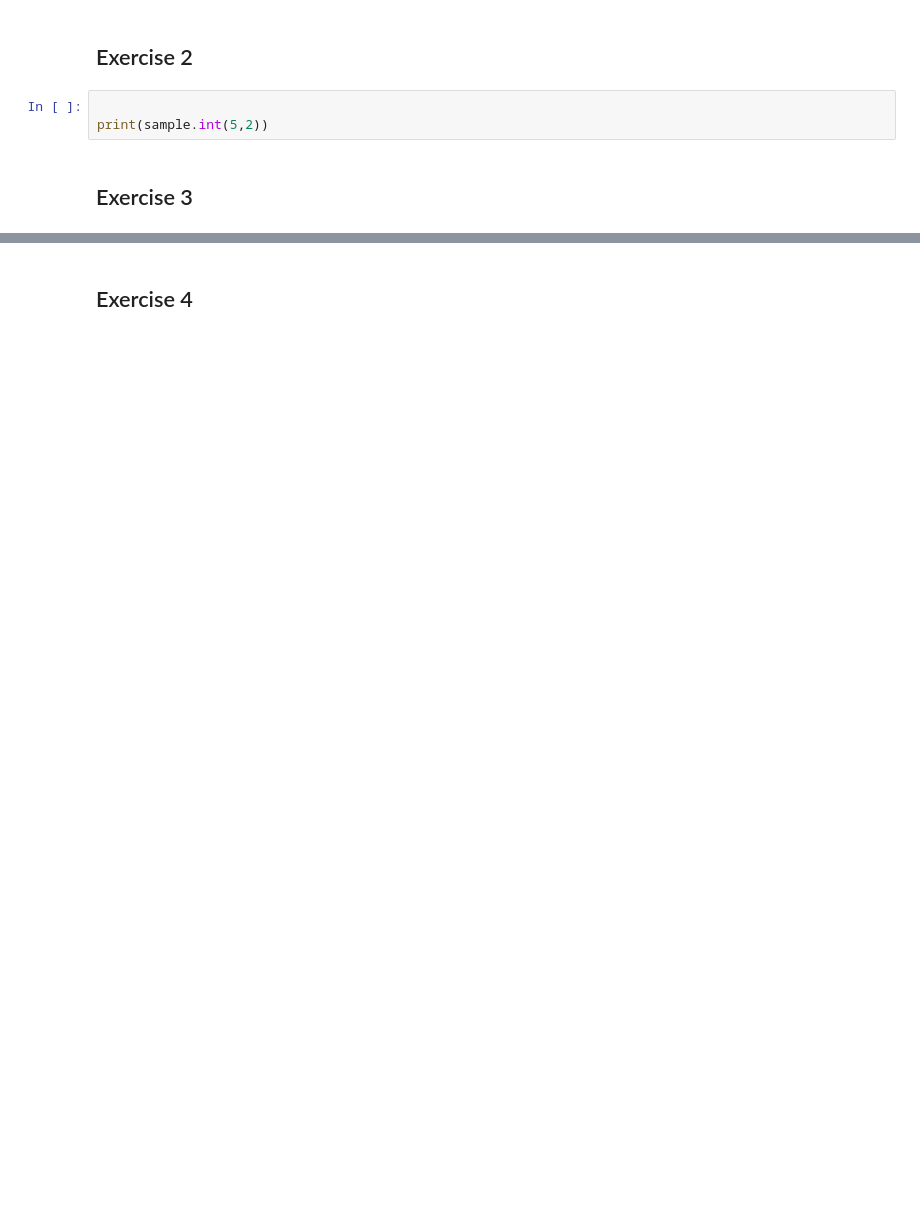
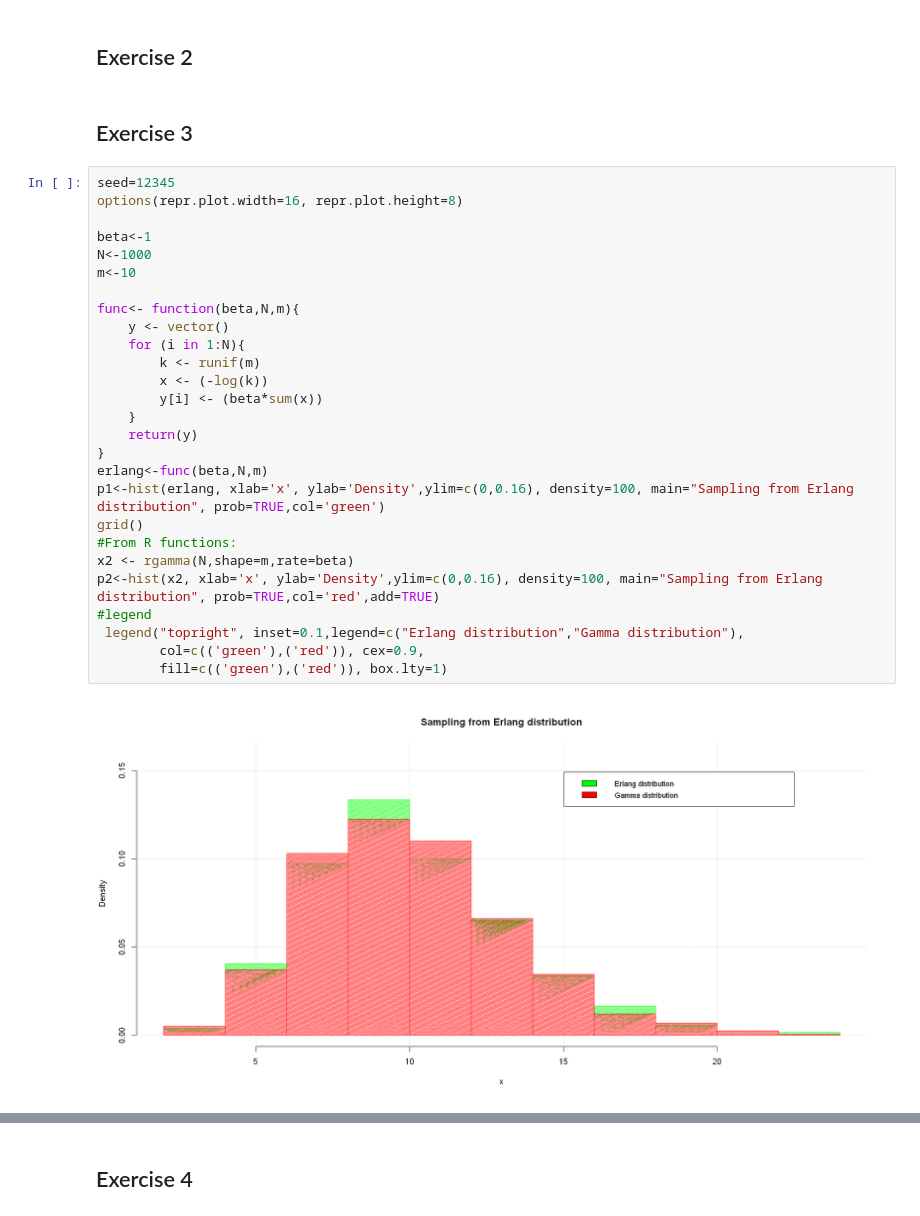
Before and after one commit to AlessandrodotF/R, a Jupyter notebook: Exe04/Exe04_Alessandro_Fella.ipynb, the cells around one changed output, grey strips where cells are left out. Drawn from its saved outputs; the diff is of its cells as text; blank space fills up the shorter version.

```diff
--- a/Exe04/Exe04_Alessandro_Fella.ipynb
+++ b/Exe04/Exe04_Alessandro_Fella.ipynb
@@ -64,7 +59,33 @@ cat("H_{5} :",H_5,"\n")
 # %% [markdown]
 ## Exercise 2
-# %%
-
-print(sample.int(5,2))
 # %% [markdown]
 ## Exercise 3
+# %%
+seed=12345
+options(repr.plot.width=16, repr.plot.height=8)
+
+beta<-1
+N<-1000
+m<-10
+
+func<- function(beta,N,m){
+    y <- vector()
+    for (i in 1:N){
+        k <- runif(m)
+        x <- (-log(k))
+        y[i] <- (beta*sum(x))
+    }
+    return(y)
+}
+erlang<-func(beta,N,m)
+p1<-hist(erlang, xlab='x', ylab='Density',ylim=c(0,0.16), density=100, main="Sampling from Erlang distribution", prob=TRUE,col='green')
+grid()
+#From R functions:
+x2 <- rgamma(N,shape=m,rate=beta)
+p2<-hist(x2, xlab='x', ylab='Density',ylim=c(0,0.16), density=100, main="Sampling from Erlang distribution", prob=TRUE,col='red',add=TRUE)
+#legend
+ legend("topright", inset=0.1,legend=c("Erlang distribution","Gamma distribution"),
+        col=c(('green'),('red')), cex=0.9,
+        fill=c(('green'),('red')), box.lty=1)
+# %% [output]
+[figure, added]
```
Also changed, not shown: parts of 2 cells of this notebook.
